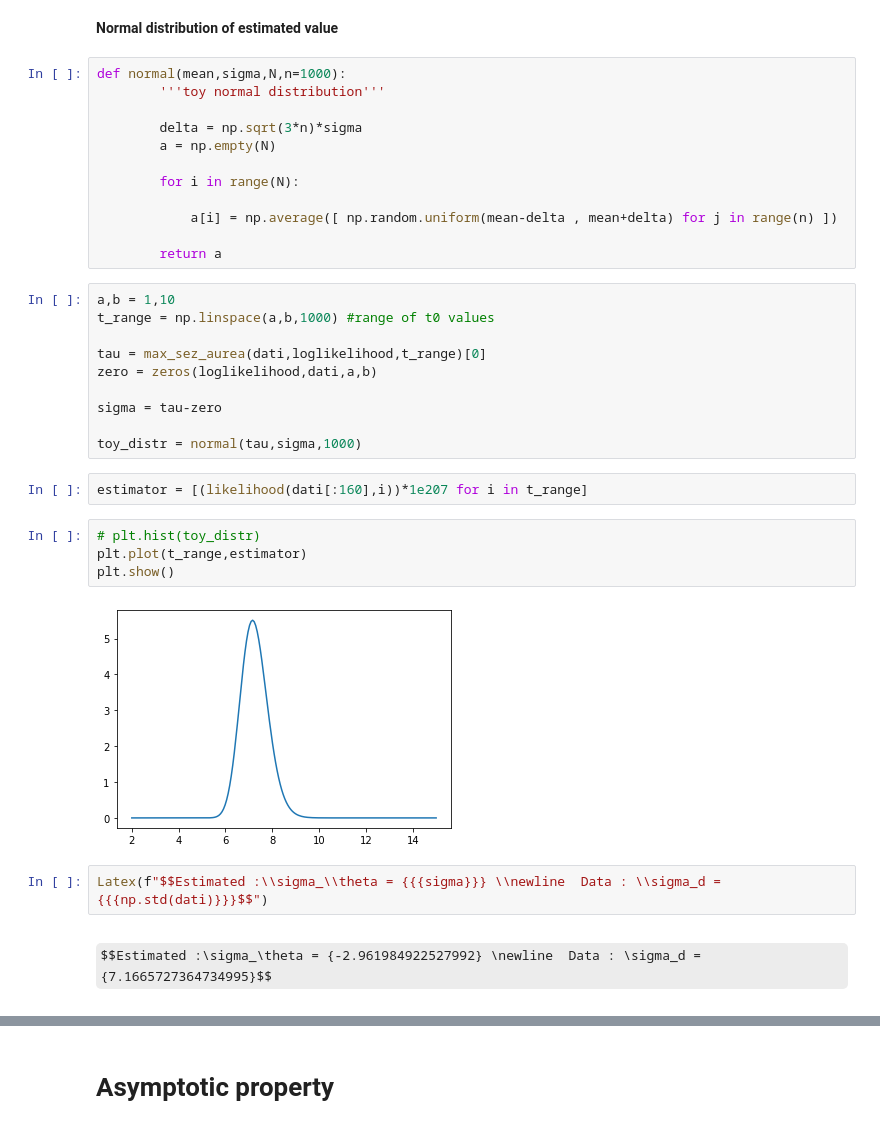
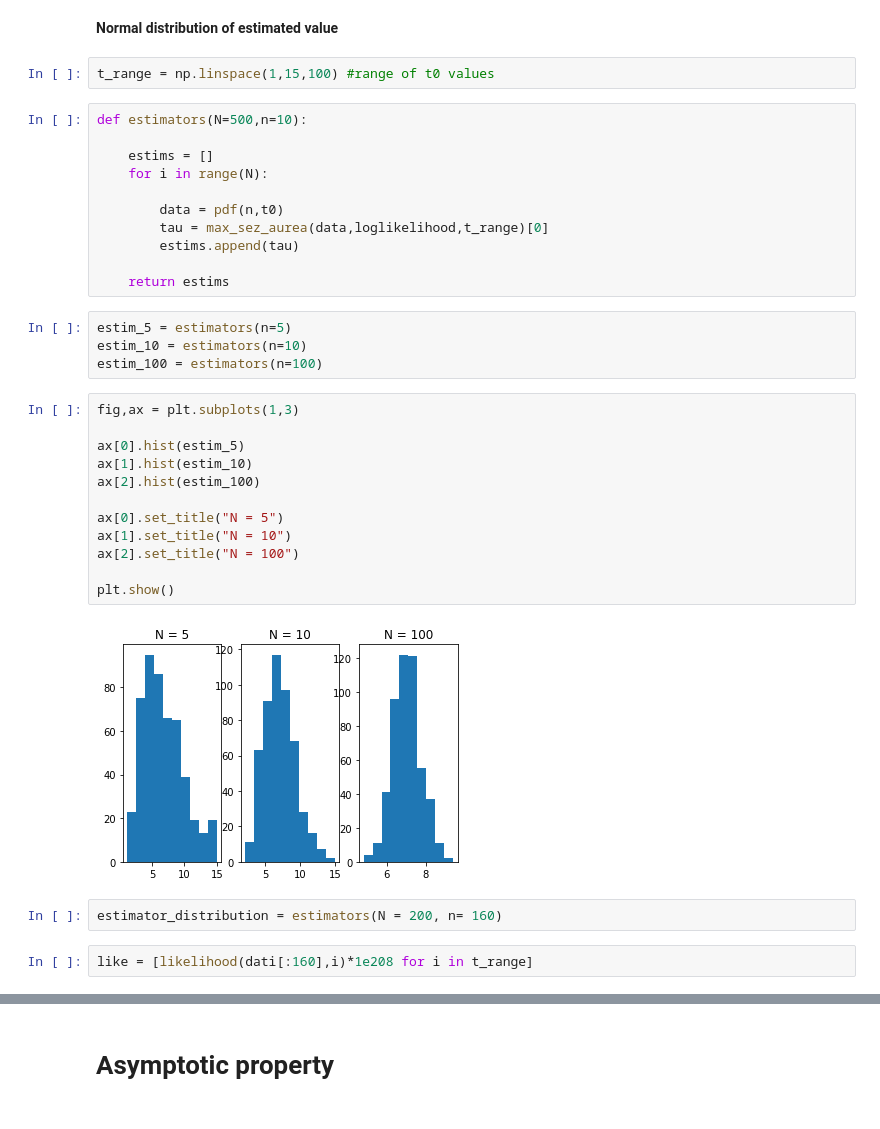
Before and after one commit to Yehan-Edirisinghe/Labo_cal, a Jupyter notebook: lecture_9/note.ipynb, the cells around one changed output, grey strips where cells are left out. Saved outputs shown, nothing was run; the diff lists cells and outputs as text; some formulas as TeX source.

```diff
--- a/lecture_9/note.ipynb
+++ b/lecture_9/note.ipynb
@@ -218,37 +228,38 @@ Latex(f"$$\\hat \\theta = {x_max} \\newline t_0 = {t0}$$")
 $$\hat \theta = 7.037465761065758 \newline t_0 = 7$$
 # %% [markdown]
 **Normal distribution of estimated value**
-# %%
-def normal(mean,sigma,N,n=1000):
-        '''toy normal distribution'''
-
-        delta = np.sqrt(3*n)*sigma
-        a = np.empty(N)
-
-        for i in range(N):
-
-            a[i] = np.average([ np.random.uniform(mean-delta , mean+delta) for j in range(n) ])
-
-        return a
-# %%
-a,b = 1,10
-t_range = np.linspace(a,b,1000) #range of t0 values
-
-tau = max_sez_aurea(dati,loglikelihood,t_range)[0]
-zero = zeros(loglikelihood,dati,a,b)
-
-sigma = tau-zero
-
-toy_distr = normal(tau,sigma,1000)
+# %%
+t_range = np.linspace(1,15,100) #range of t0 values
+# %%
+def estimators(N=500,n=10):
+
+    estims = []
+    for i in range(N):
+
+        data = pdf(n,t0)
+        tau = max_sez_aurea(data,loglikelihood,t_range)[0]
+        estims.append(tau)
+
+    return estims
+# %%
+estim_5 = estimators(n=5)
+estim_10 = estimators(n=10)
+estim_100 = estimators(n=100)
+# %%
+fig,ax = plt.subplots(1,3)
+
+ax[0].hist(estim_5)
+ax[1].hist(estim_10)
+ax[2].hist(estim_100)
+
+ax[0].set_title("N = 5")
+ax[1].set_title("N = 10")
+ax[2].set_title("N = 100")
+
+plt.show()
+# %% [output]
+[figure, added]
+# %%
+estimator_distribution = estimators(N = 200, n= 160)
 # %%
-estimator = [(likelihood(dati[:160],i))*1e207 for i in t_range]
+like = [likelihood(dati[:160],i)*1e208 for i in t_range]
-# %%
-# plt.hist(toy_distr)
-plt.plot(t_range,estimator)
-plt.show()
-# %% [output]
-[figure, removed]
-# %%
-Latex(f"$$Estimated :\\sigma_\\theta = {{{sigma}}} \\newline  Data : \\sigma_d = {{{np.std(dati)}}}$$")
-# %% [output]
-$$Estimated :\sigma_\theta = {-2.961984922527992} \newline  Data : \sigma_d = {7.1665727364734995}$$
```
Also changed, not shown: parts of 4 cells of this notebook, 2 other files.
